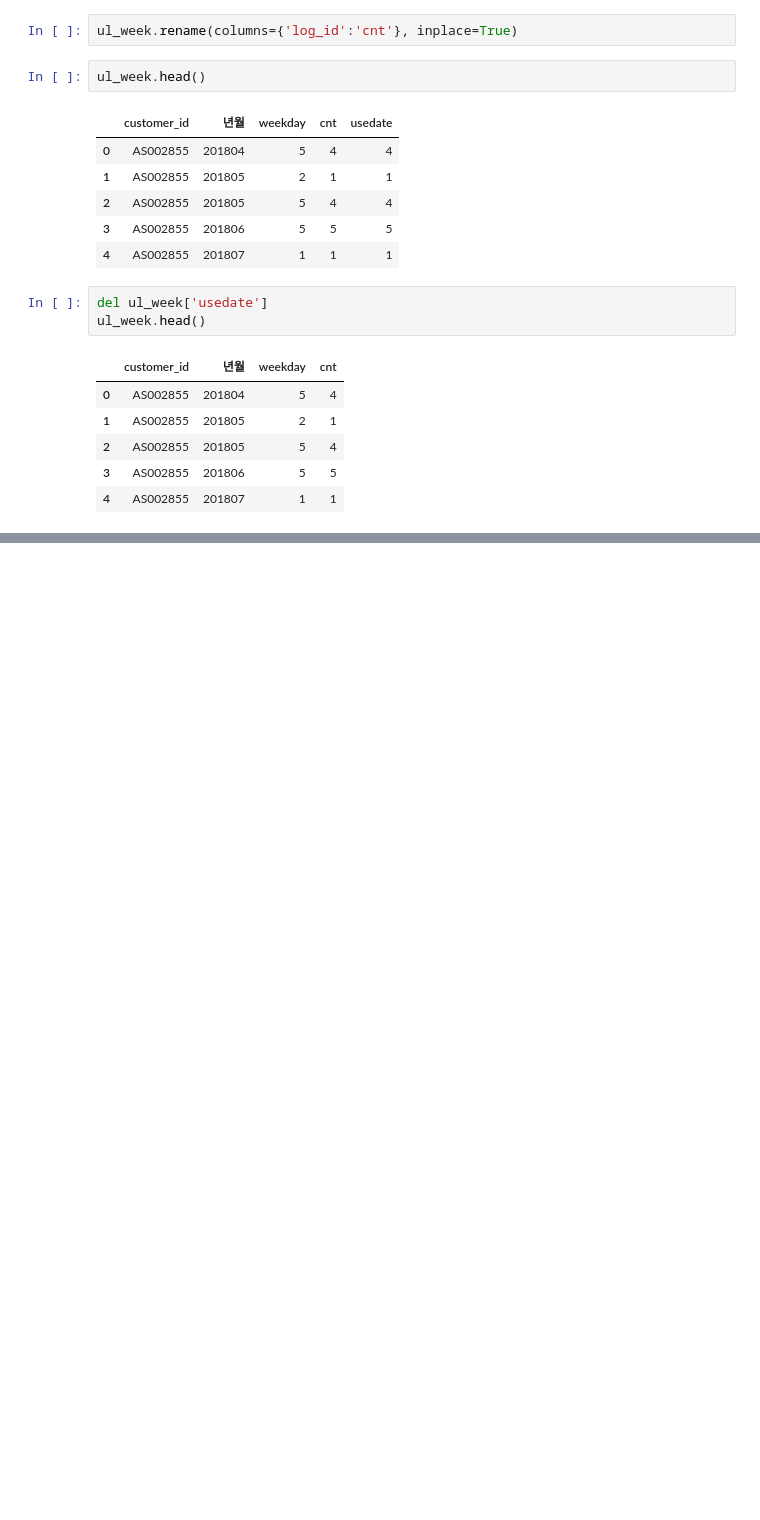
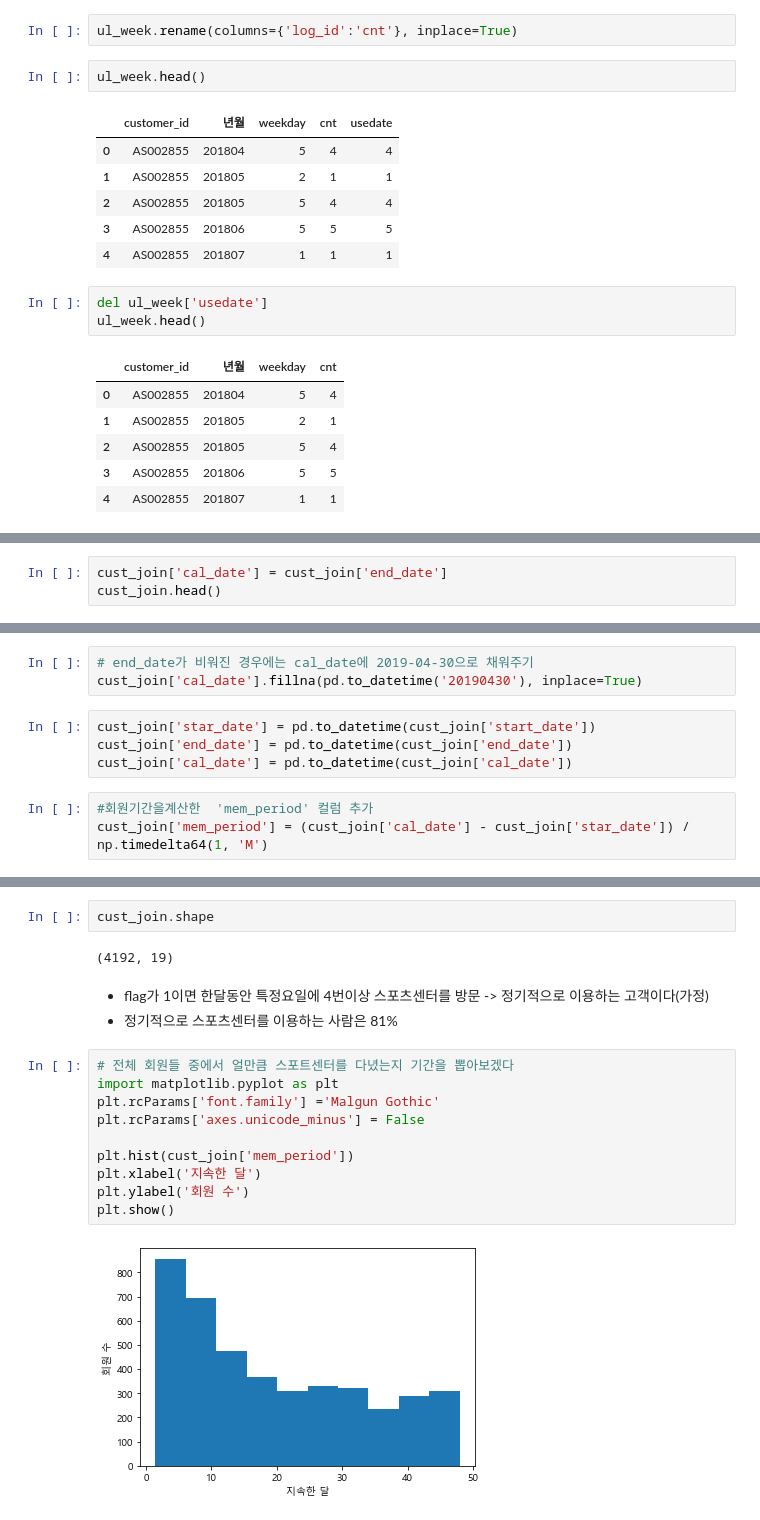
Before and after one commit to shinwoejin/Python, a Jupyter notebook: 10월 파이썬수업/221025_데이터전처리2.ipynb, the cells around one changed output, grey strips where cells are left out. Drawn from its saved outputs; the diff is of its cells as text; blank space fills up the shorter version.

```diff
--- a/10월 파이썬수업/221025_데이터전처리2.ipynb
+++ b/10월 파이썬수업/221025_데이터전처리2.ipynb
@@ -375,0 +508,3 @@ ul_week.head()
+# %%
+cust_join['cal_date'] = cust_join['end_date']
+cust_join.head()
@@ -375,0 +518,10 @@ ul_week.head()
+# %%
+# end_date가 비워진 경우에는 cal_date에 2019-04-30으로 채워주기
+cust_join['cal_date'].fillna(pd.to_datetime('20190430'), inplace=True)
+# %%
+cust_join['star_date'] = pd.to_datetime(cust_join['start_date'])
+cust_join['end_date'] = pd.to_datetime(cust_join['end_date'])
+cust_join['cal_date'] = pd.to_datetime(cust_join['cal_date'])
+# %%
+#회원기간을계산한  'mem_period' 컬럼 추가
+cust_join['mem_period'] = (cust_join['cal_date'] - cust_join['star_date']) / np.timedelta64(1, 'M')
@@ -375,0 +561,19 @@ ul_week.head()
+# %%
+cust_join.shape
+# %% [output]
+(4192, 19)
+# %% [markdown]
+- flag가 1이면 한달동안 특정요일에 4번이상 스포츠센터를 방문 -> 정기적으로 이용하는 고객이다(가정)
+- 정기적으로 스포츠센터를 이용하는 사람은 81%
+# %%
+# 전체 회원들 중에서 얼만큼 스포트센터를 다녔는지 기간을 뽑아보겠다
+import matplotlib.pyplot as plt
+plt.rcParams['font.family'] ='Malgun Gothic'
+plt.rcParams['axes.unicode_minus'] = False
+
+plt.hist(cust_join['mem_period'])
+plt.xlabel('지속한 달')
+plt.ylabel('회원 수')
+plt.show()
+# %% [output]
+[figure, added]
```
Also changed, not shown: parts of 26 cells of this notebook, 7 other files.
